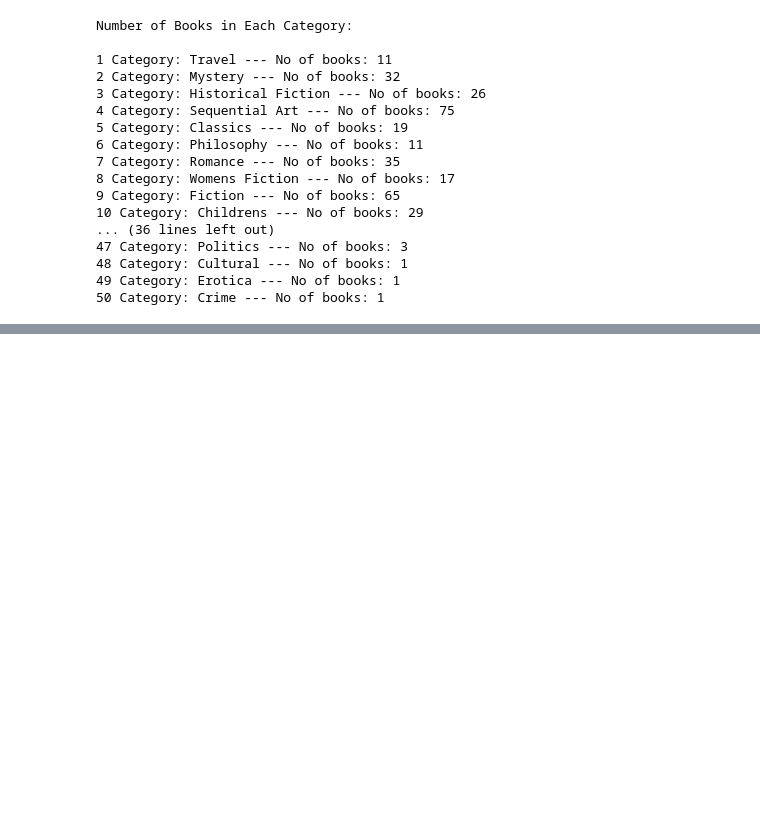
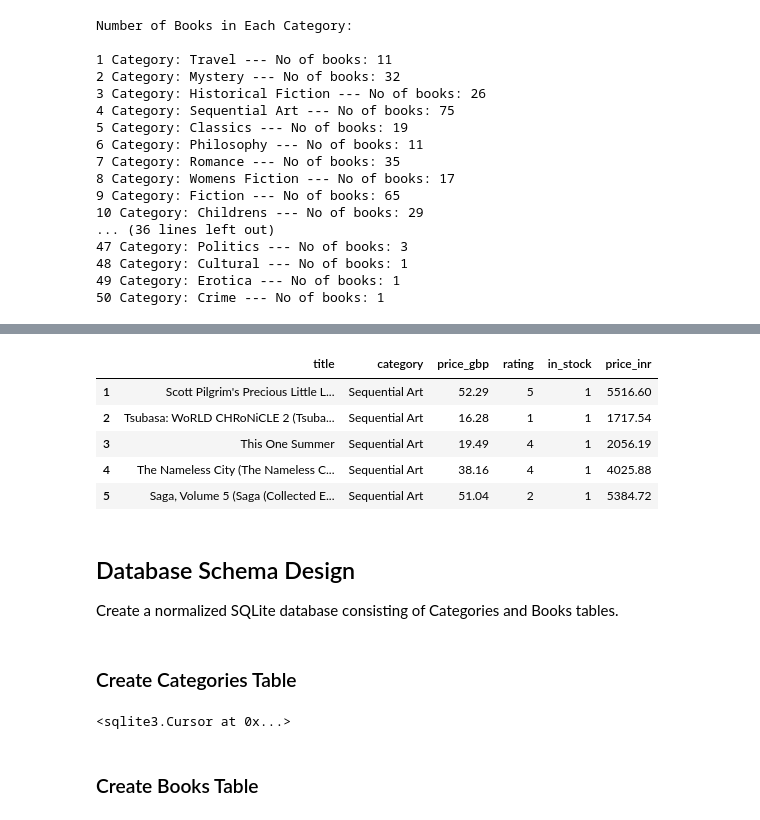
Before and after one commit to pothireddyvishnu/Zepto_Data_AI_Platform, a Jupyter notebook: data_pipeline/zepto_catalog_workflow.ipynb, the cells around one changed output, grey strips where cells are left out. Saved outputs shown, nothing was run; the diff lists cells and outputs as text; code cells hidden in the pictures; blank space fills up the shorter version.

Commit message:
feat(data-pipeline): Data Cleaning and SQLite Integration

```diff
--- a/data_pipeline/zepto_catalog_workflow.ipynb
+++ b/data_pipeline/zepto_catalog_workflow.ipynb
@@ -169,0 +224,3 @@ Total number of books collected: 304
+# %%
+books_df_clean['in_stock'] = books_df_clean['availability'].str.lower().str.contains('in stock', na=False).astype(int)
+books_df_clean.drop(columns=['availability'], inplace=True)
@@ -169,0 +234,3 @@ Total number of books collected: 304
+# %%
+books_df_clean['price_gbp'] = books_df_clean['price_gbp'].fillna(books_df_clean['price_gbp'].median())
+books_df_clean['rating'] = books_df_clean['rating'].fillna(books_df_clean['rating'].median())
@@ -169,0 +270,17 @@ Total number of books collected: 304
+# %%
+GBP_TO_INR_RATE = 105.50
+# %%
+books_df_clean['price_inr'] = (books_df_clean['price_gbp'] * GBP_TO_INR_RATE).round(2)
+# %%
+books_df_clean.head()
+# %% [output]
+|  | title | category | price_gbp | rating | in_stock | price_inr |
+| 1 | Scott Pilgrim's Precious Little L... | Sequential Art | 52.29 | 5 | 1 | 5516.60 |
+| 2 | Tsubasa: WoRLD CHRoNiCLE 2 (Tsuba... | Sequential Art | 16.28 | 1 | 1 | 1717.54 |
+| 3 | This One Summer | Sequential Art | 19.49 | 4 | 1 | 2056.19 |
+| 4 | The Nameless City (The Nameless C... | Sequential Art | 38.16 | 4 | 1 | 4025.88 |
+| 5 | Saga, Volume 5 (Saga (Collected E... | Sequential Art | 51.04 | 2 | 1 | 5384.72 |
+# %% [markdown]
+## Database Schema Design
+
+Create a normalized SQLite database consisting of Categories and Books tables.
@@ -169,0 +292,13 @@ Total number of books collected: 304
+# %% [markdown]
+### Create Categories Table
+# %%
+cursor.execute("""
+CREATE TABLE IF NOT EXISTS categories (
+    category_id INTEGER PRIMARY KEY AUTOINCREMENT,
+    category_name TEXT UNIQUE NOT NULL
+);
+""")
+# %% [output]
+<sqlite3.Cursor at 0x...>
+# %% [markdown]
+### Create Books Table
```
Also changed, not shown: parts of 61 cells of this notebook, 1 other file.
